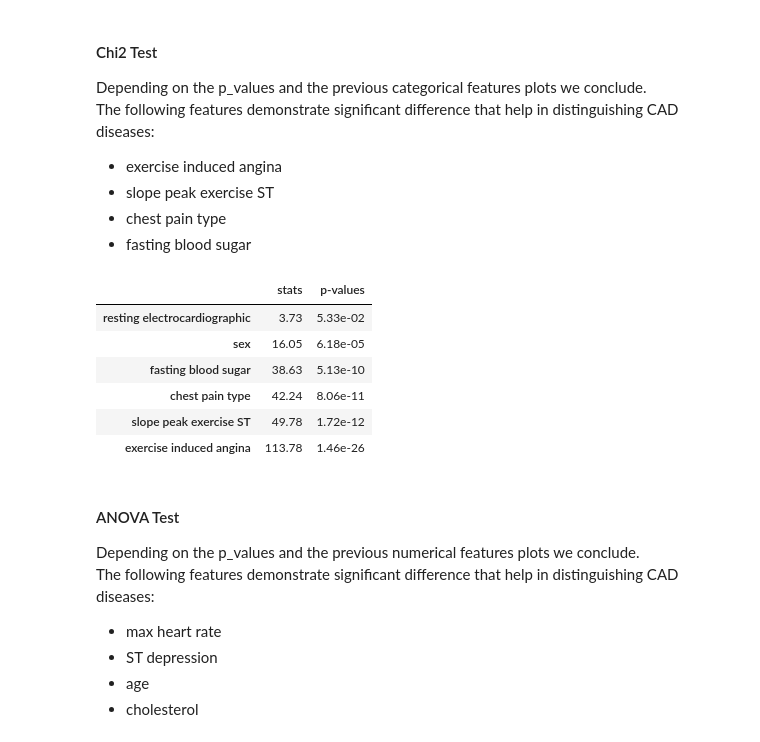
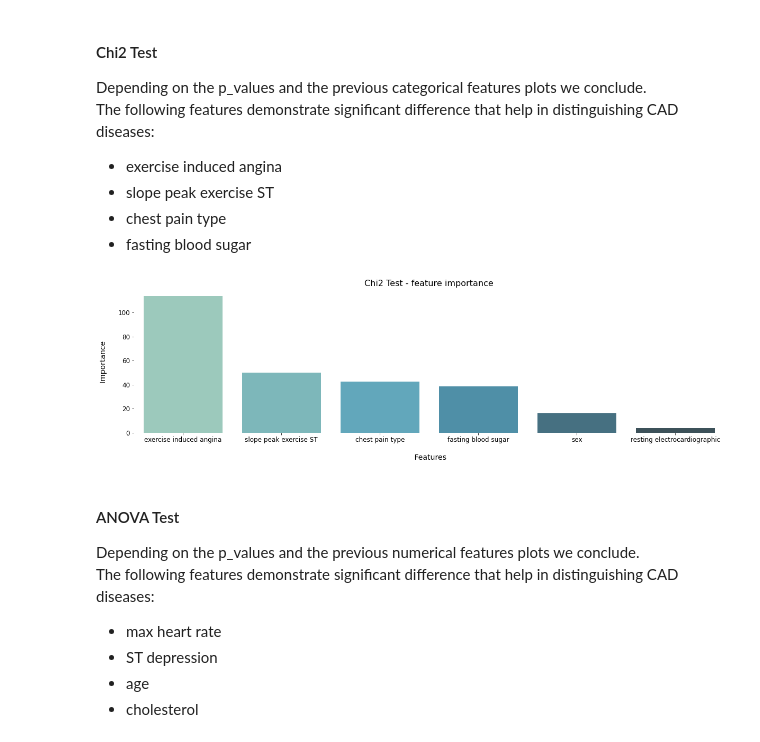
Before and after one commit to Nicola-Ibrahim/Heart-Diseases-Prediction, a Jupyter notebook: HeartDiseasePrediction.ipynb, the cells around one changed output. Saved outputs shown, nothing was run; the diff lists cells and outputs as text; code cells hidden in the pictures.

```diff
--- a/HeartDiseasePrediction.ipynb
+++ b/HeartDiseasePrediction.ipynb
@@ -422,6 +441,32 @@ vif
 #         ax.set_xticks([-0.4, 1])
 
 # plot_corr()
+# %%
+@dataclasses.dataclass
+class TestResult:
+    specs: List[str]
+    scores: List[Union[int, float]]
+    p_values: List[Union[int, float]]
+
+
+
+def feat_imp_plot(test_res:TestResult, title):
+    """Plotting feature importance as bar"""
+
+    # Grouping results in DataFrame
+    result = pd.DataFrame()
+    result['Specs'] = test_res.specs
+    result['Score'] = test_res.scores
+    result['P-values'] = test_res.p_values
+    result = result.sort_values(by='Score', ascending=False)
+    plt.figure(figsize=(20,5))
+    sns.barplot(x='Specs', y='Score', data=result, palette = "GnBu_d")
+    plt.box(False)
+    plt.title(title, fontsize=16)
+    plt.xlabel('\n Features', fontsize=14)
+    plt.ylabel('Importance \n', fontsize=14)
+    plt.xticks(fontsize=12)
+    plt.yticks(fontsize=12)
 # %% [markdown]
 #### Chi2 Test
 Depending on the p_values and the previous categorical features plots we conclude.<br>
@@ -431,21 +476,10 @@ The following features demonstrate significant difference that help in distingui
 - chest pain type
 - fasting blood sugar
 # %%
-chi2_X = train_data[cat_cols].drop(columns='target')
-chi2_y = train_data['target']
-
-chi2_stats, p_values = chi2(chi2_X, chi2_y)
-index = chi2_X.columns
-columns = ['stats', 'p-values']
-pd.DataFrame(np.matrix([chi2_stats, p_values]).T, columns=columns, index=index).sort_values(by='p-values', ascending=False)
+chi2_stats, p_values = chi2(train_data[cat_cols[:-1]], train_data['target'])
+feat_imp_plot(TestResult(cat_cols[:-1], chi2_stats, p_values), 'Chi2 Test - feature importance')
 # %% [output]
-|  | stats | p-values |
-| resting electrocardiographic | 3.73 | 5.33e-02 |
-| sex | 16.05 | 6.18e-05 |
-| fasting blood sugar | 38.63 | 5.13e-10 |
-| chest pain type | 42.24 | 8.06e-11 |
-| slope peak exercise ST | 49.78 | 1.72e-12 |
-| exercise induced angina | 113.78 | 1.46e-26 |
+[figure, added]
 # %% [markdown]
 #### ANOVA Test
 Depending on the p_values and the previous numerical features plots we conclude.<br>
```
Also changed, not shown: parts of 44 cells of this notebook.
